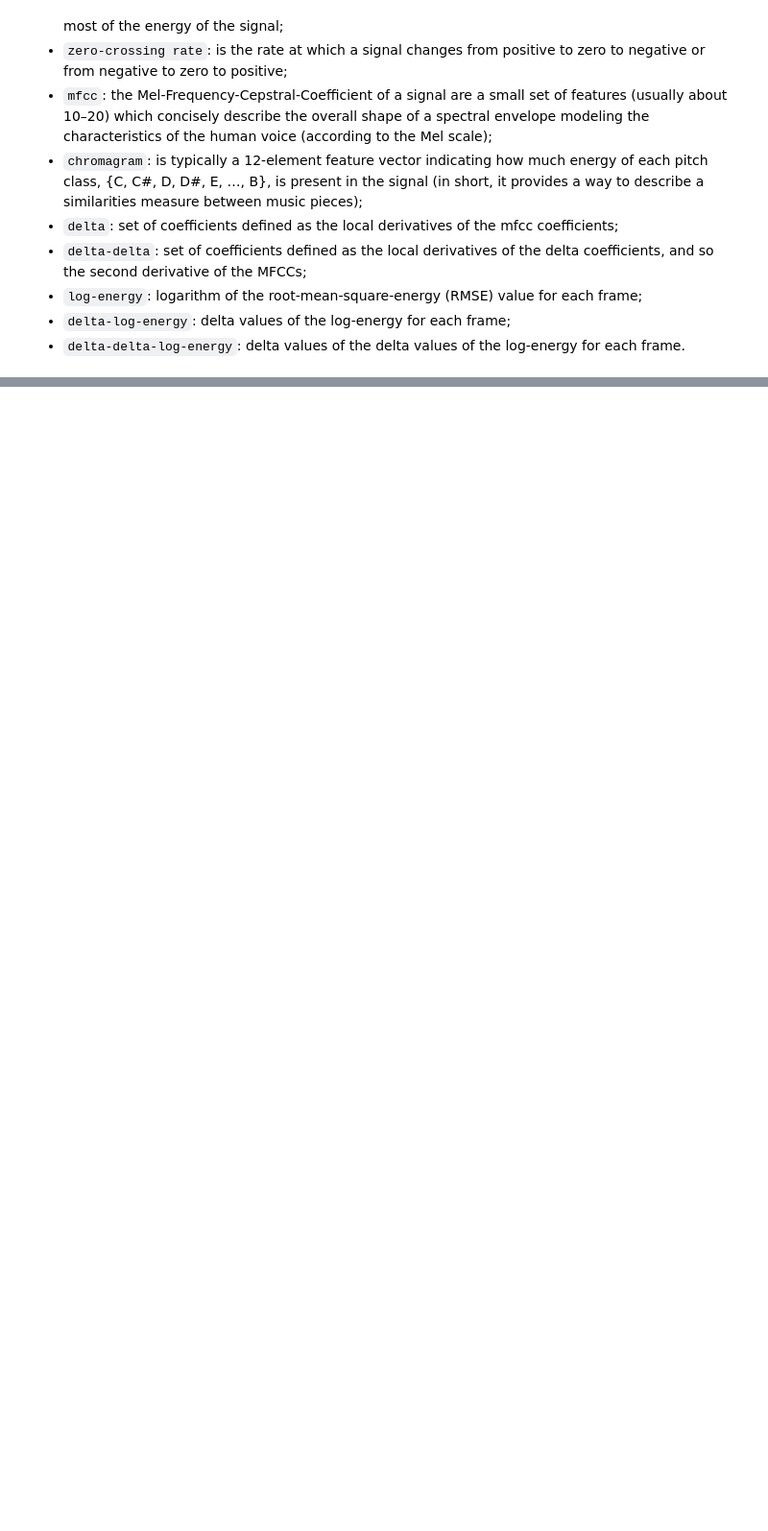
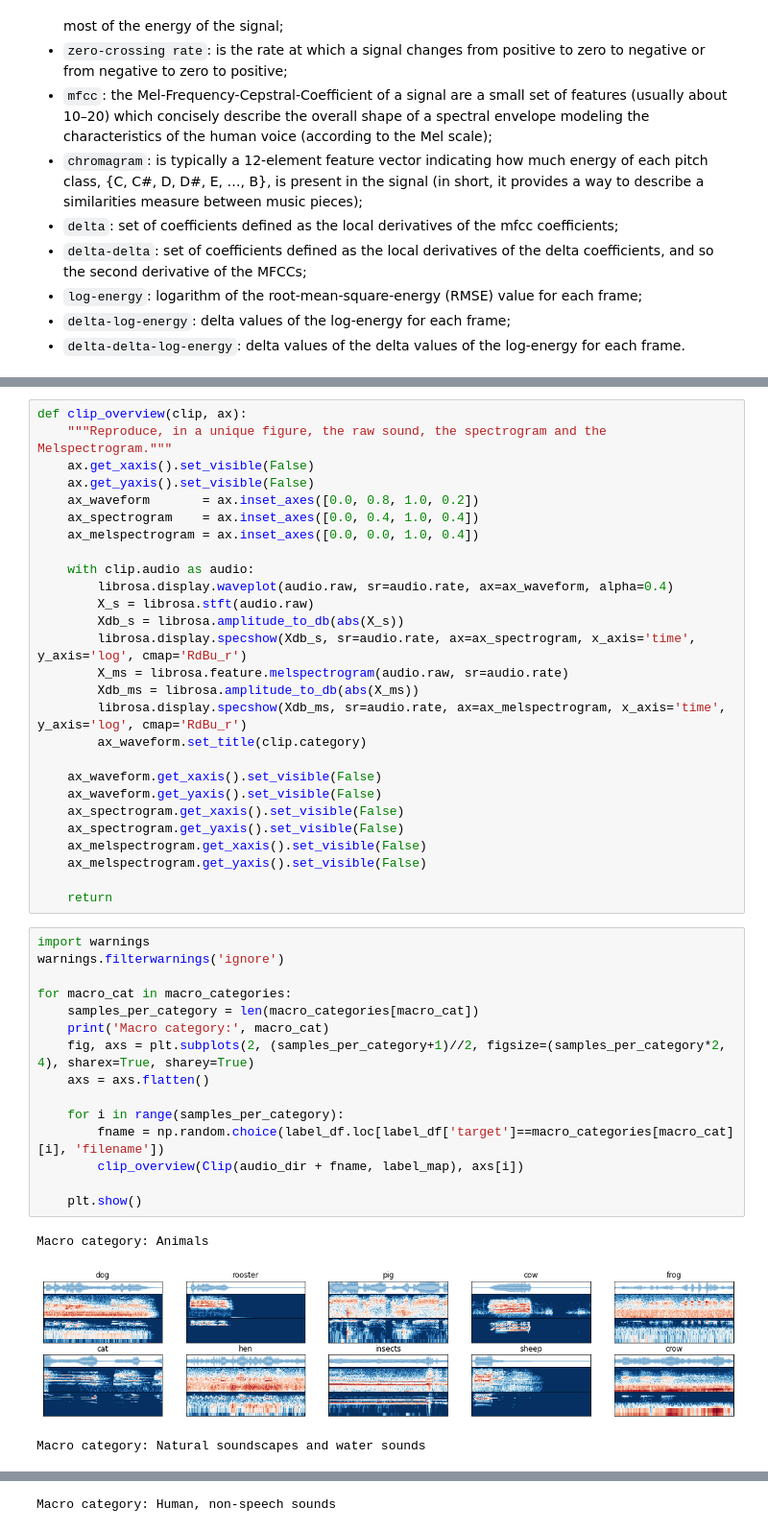
Before and after one commit to MattiaPujatti/Environmental-Sound-Classification, a Jupyter notebook: Environmental Sound Classification.ipynb, the cells around one changed output, grey strips where cells are left out. Shown at 96% size. Saved outputs shown, nothing was run; the diff lists cells and outputs as text; blank space fills up the shorter version.

```diff
--- a/Environmental Sound Classification.ipynb
+++ b/Environmental Sound Classification.ipynb
@@ -434,0 +456,46 @@ len(data)
+# %%
+def clip_overview(clip, ax):
+    """Reproduce, in a unique figure, the raw sound, the spectrogram and the Melspectrogram."""
+    ax.get_xaxis().set_visible(False)
+    ax.get_yaxis().set_visible(False)
+    ax_waveform       = ax.inset_axes([0.0, 0.8, 1.0, 0.2])
+    ax_spectrogram    = ax.inset_axes([0.0, 0.4, 1.0, 0.4])
+    ax_melspectrogram = ax.inset_axes([0.0, 0.0, 1.0, 0.4])
+
+    with clip.audio as audio:
+        librosa.display.waveplot(audio.raw, sr=audio.rate, ax=ax_waveform, alpha=0.4)
+        X_s = librosa.stft(audio.raw)
+        Xdb_s = librosa.amplitude_to_db(abs(X_s))
+        librosa.display.specshow(Xdb_s, sr=audio.rate, ax=ax_spectrogram, x_axis='time', y_axis='log', cmap='RdBu_r')
+        X_ms = librosa.feature.melspectrogram(audio.raw, sr=audio.rate)
+        Xdb_ms = librosa.amplitude_to_db(abs(X_ms))
+        librosa.display.specshow(Xdb_ms, sr=audio.rate, ax=ax_melspectrogram, x_axis='time', y_axis='log', cmap='RdBu_r')
+        ax_waveform.set_title(clip.category)
+
+    ax_waveform.get_xaxis().set_visible(False)
+    ax_waveform.get_yaxis().set_visible(False)
+    ax_spectrogram.get_xaxis().set_visible(False)
+    ax_spectrogram.get_yaxis().set_visible(False)
+    ax_melspectrogram.get_xaxis().set_visible(False)
+    ax_melspectrogram.get_yaxis().set_visible(False)
+
+    return
+# %%
+import warnings
+warnings.filterwarnings('ignore')
+
+for macro_cat in macro_categories:
+    samples_per_category = len(macro_categories[macro_cat])
+    print('Macro category:', macro_cat)
+    fig, axs = plt.subplots(2, (samples_per_category+1)//2, figsize=(samples_per_category*2, 4), sharex=True, sharey=True)
+    axs = axs.flatten()
+
+    for i in range(samples_per_category):
+        fname = np.random.choice(label_df.loc[label_df['target']==macro_categories[macro_cat][i], 'filename'])
+        clip_overview(Clip(audio_dir + fname, label_map), axs[i])
+
+    plt.show()
+# %% [output]
+Macro category: Animals
+[figure, added]
+Macro category: Natural soundscapes and water sounds
@@ -434,0 +503 @@ len(data)
+Macro category: Human, non-speech sounds
```
Also changed, not shown: parts of 19 cells of this notebook.
